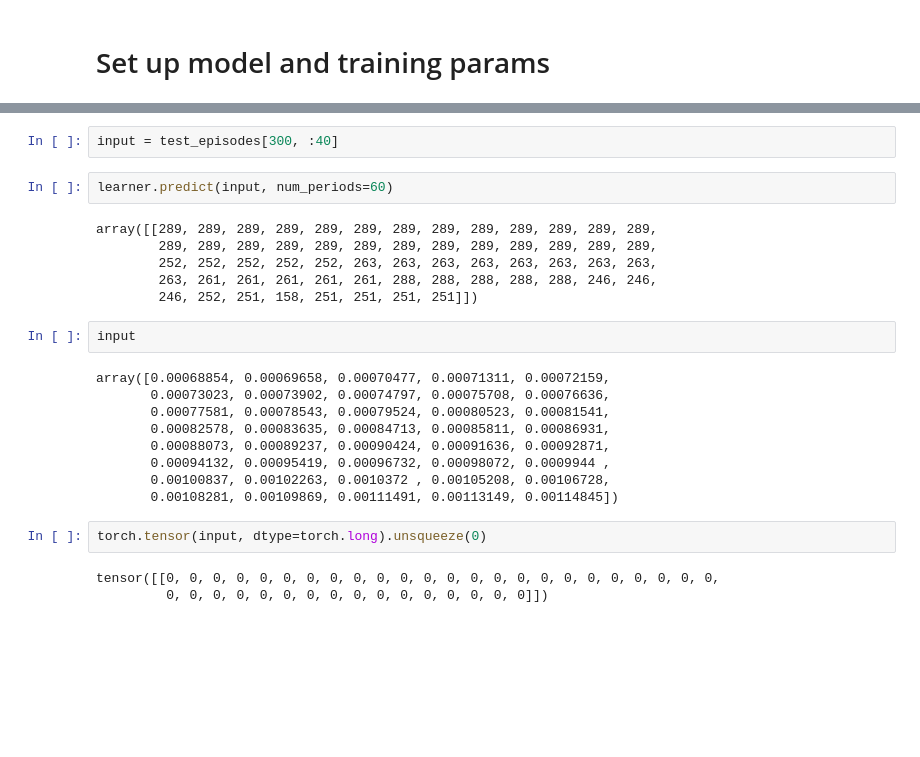
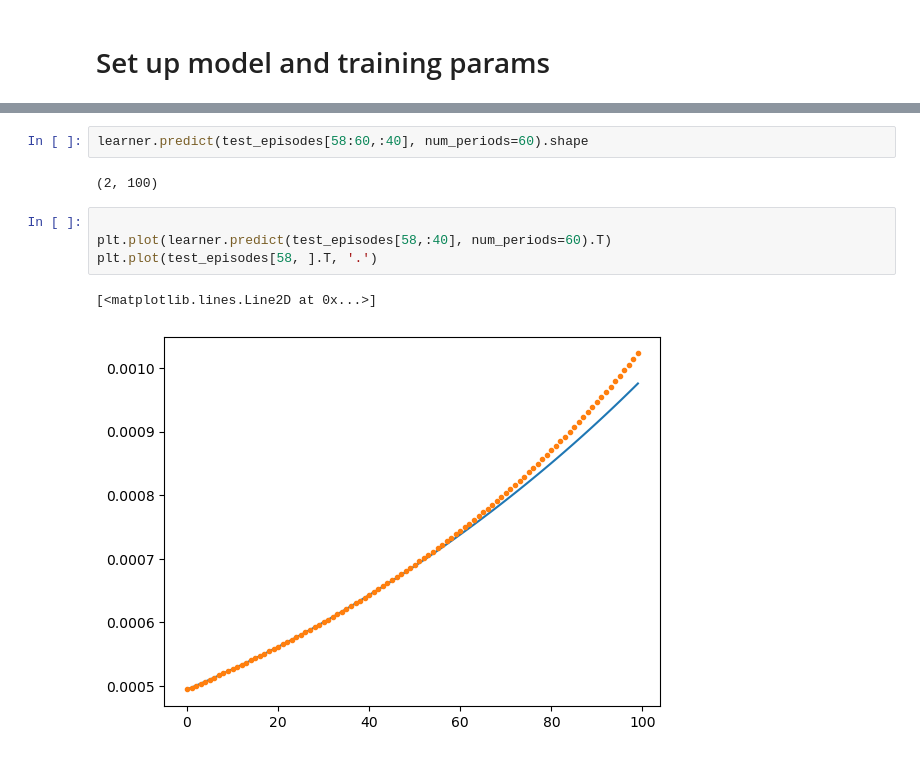
Before and after one commit to seyedasadzadeh/degradation-transformer, a Jupyter notebook: main.ipynb, the cells around one changed output, grey strips where cells are left out. Drawn from its saved outputs; the diff is of its cells as text; blank space fills up the shorter version.

Commit message:
learner.predict torch version

```diff
--- a/main.ipynb
+++ b/main.ipynb
@@ -122,26 +124,11 @@ learner.fit(3)
-# %%
-input = test_episodes[300, :40]
+# %%
+learner.predict(test_episodes[58:60,:40], num_periods=60).shape
+# %% [output]
+(2, 100)
 # %%
-learner.predict(input, num_periods=60)
+
+plt.plot(learner.predict(test_episodes[58,:40], num_periods=60).T)
+plt.plot(test_episodes[58, ].T, '.')
 # %% [output]
-array([[289, 289, 289, 289, 289, 289, 289, 289, 289, 289, 289, 289, 289,
-        289, 289, 289, 289, 289, 289, 289, 289, 289, 289, 289, 289, 289,
-        252, 252, 252, 252, 252, 263, 263, 263, 263, 263, 263, 263, 263,
-        263, 261, 261, 261, 261, 261, 288, 288, 288, 288, 288, 246, 246,
-        246, 252, 251, 158, 251, 251, 251, 251]])
+[<matplotlib.lines.Line2D at 0x...>]
+[figure, added]
-# %%
-input
-# %% [output]
-array([0.00068854, 0.00069658, 0.00070477, 0.00071311, 0.00072159,
-       0.00073023, 0.00073902, 0.00074797, 0.00075708, 0.00076636,
-       0.00077581, 0.00078543, 0.00079524, 0.00080523, 0.00081541,
-       0.00082578, 0.00083635, 0.00084713, 0.00085811, 0.00086931,
-       0.00088073, 0.00089237, 0.00090424, 0.00091636, 0.00092871,
-       0.00094132, 0.00095419, 0.00096732, 0.00098072, 0.0009944 ,
-       0.00100837, 0.00102263, 0.0010372 , 0.00105208, 0.00106728,
-       0.00108281, 0.00109869, 0.00111491, 0.00113149, 0.00114845])
-# %%
-torch.tensor(input, dtype=torch.long).unsqueeze(0)
-# %% [output]
-tensor([[0, 0, 0, 0, 0, 0, 0, 0, 0, 0, 0, 0, 0, 0, 0, 0, 0, 0, 0, 0, 0, 0, 0, 0,
-         0, 0, 0, 0, 0, 0, 0, 0, 0, 0, 0, 0, 0, 0, 0, 0]])
```
Also changed, not shown: parts of 8 cells of this notebook, 1 other file.
